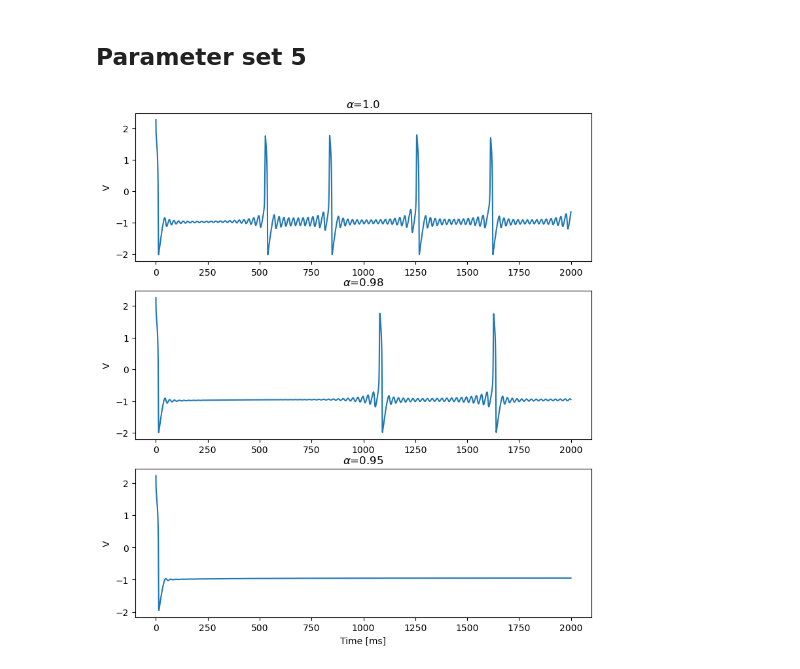
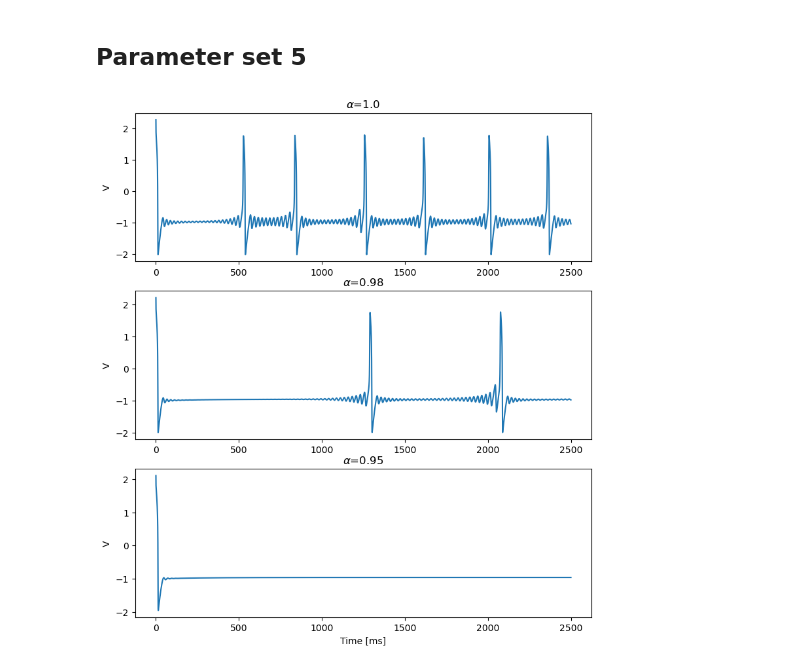
Before and after one commit to brainpy/examples, a Jupyter notebook: neurons/2019_Fractional_order_FHR_model.ipynb, the cells around one changed output. Drawn from its saved outputs; the diff is of its cells as text; code cells hidden in the pictures.

```diff
--- a/neurons/2019_Fractional_order_FHR_model.ipynb
+++ b/neurons/2019_Fractional_order_FHR_model.ipynb
@@ -54,7 +53,7 @@ plt.figure(figsize=(12, 10))
 for i, alpha in enumerate(alphas):
     neuron = bp.dyn.FractionalFHR(1,
                                   alpha=alpha,
-                                  num_step=int(duration/dt),
+                                  num_memory=4000,
                                   **neuron_pars)
     runner = run_model(neuron, inputs=['input', Iext], length=duration)
 
@@ -80,7 +78,6 @@ plt.figure(figsize=(12, 10))
 for i, alpha in enumerate(alphas):
     neuron = bp.dyn.FractionalFHR(1,
                                   alpha=alpha,
-                                  num_step=int(duration/dt),
                                   **neuron_pars)
     runner = run_model(neuron, inputs=['input', Iext], length=duration)
 
@@ -106,7 +102,7 @@ plt.figure(figsize=(9, 10))
 for i, alpha in enumerate(alphas):
     neuron = bp.dyn.FractionalFHR(1,
                                   alpha=alpha,
-                                  num_step=int(duration/dt),
+                                  num_memory=3000,
                                   **neuron_pars)
     runner = run_model(neuron, inputs=['input', Iext], length=duration)
 
@@ -121,26 +117,24 @@ plt.show()
 # %% [markdown]
 ## Parameter set 5
 # %%
-dt = 0.1
 Iext = 0.3125
-duration = 2000
+duration = 2500
 neuron_pars = dict(a=0.7, b=0.8, c=-0.908, d=1., delta=0.08, mu=0.002)
 # %%
 alphas = [1.0, 0.98, 0.95]
 
 plt.figure(figsize=(9, 10))
 for i, alpha in enumerate(alphas):
     neuron = bp.dyn.FractionalFHR(1,
                                   alpha=alpha,
-                                  num_step=int(duration/dt),
                                   **neuron_pars)
     runner = run_model(neuron, inputs=['input', Iext], length=duration)
 
     plt.subplot(len(alphas), 1, i+1)
     plt.plot(runner.mon.ts, runner.mon.V[:, 0])
     plt.title(r'$\alpha$=' + str(alphas[i]))
     plt.ylabel('V')
 plt.xlabel('Time [ms]')
 plt.show()
 # %% [output]
-[figure, old version]
+[figure, new version]
```
Also changed, not shown: parts of 9 cells of this notebook.
